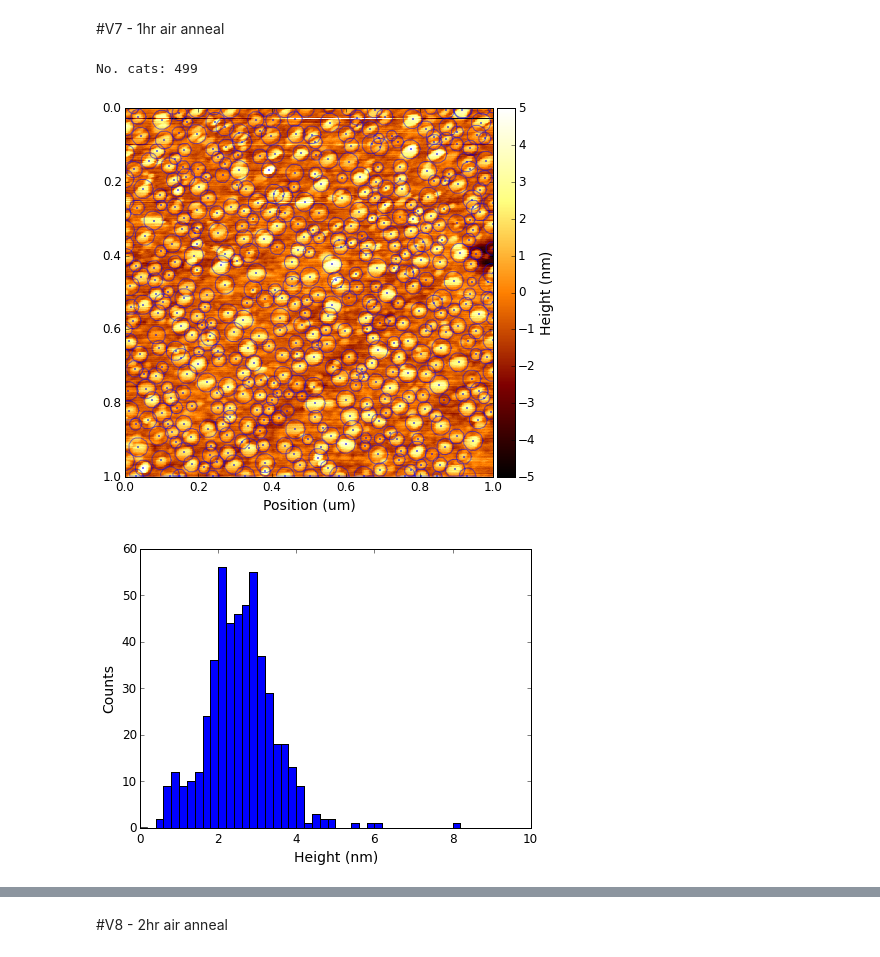
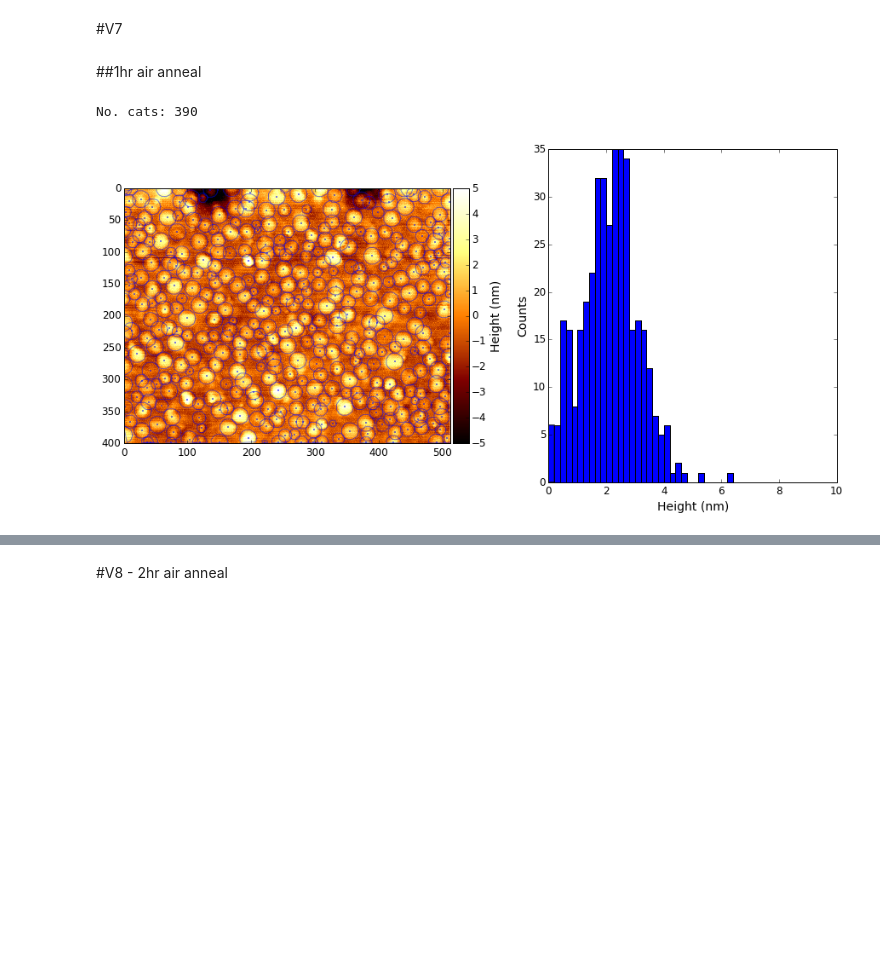
Before and after one commit to bhk37/CNT-Growths, a Jupyter notebook: notes/150802_V_catalysts.ipynb, the cells around one changed output, grey strips where cells are left out. Cells and saved outputs as stored; diff of their text form; code cells hidden in the pictures; blank space fills up the shorter version.

```diff
--- a/notes/150802_V_catalysts.ipynb
+++ b/notes/150802_V_catalysts.ipynb
@@ -3,16 +3,15 @@ sys.path.append('../src')
 
 from tools import *
 run_notebook('../src/AFM.ipynb')
+# %% [markdown]
+#V7
 # %% [markdown]
-#V7 - 1hr air anneal
+##1hr air anneal
 # %%
-fn = '150801_v7_1hr_air_anneal.001'
+fn = '150803_v7_1hr_air_anneal_cross.004'
 im, size = read_ascii(fn)
-cats = locate_cats(im, smoothness = 4, max_rad = 15)
-plot_cat_map(im, cats, size = size)
-plot_height_dist(cats, hmax = 10)
+cats = plot_all(im[55:455,:], smoothness = 2.5, max_rad = 15)
 print('No. cats: %d' % len(cats))
 # %% [output]
-No. cats: 499
+No. cats: 390
-[figure, old version]
+[figure, new version]
-[figure, removed]
```
Also changed, not shown: parts of 8 cells of this notebook, 4 other files.
